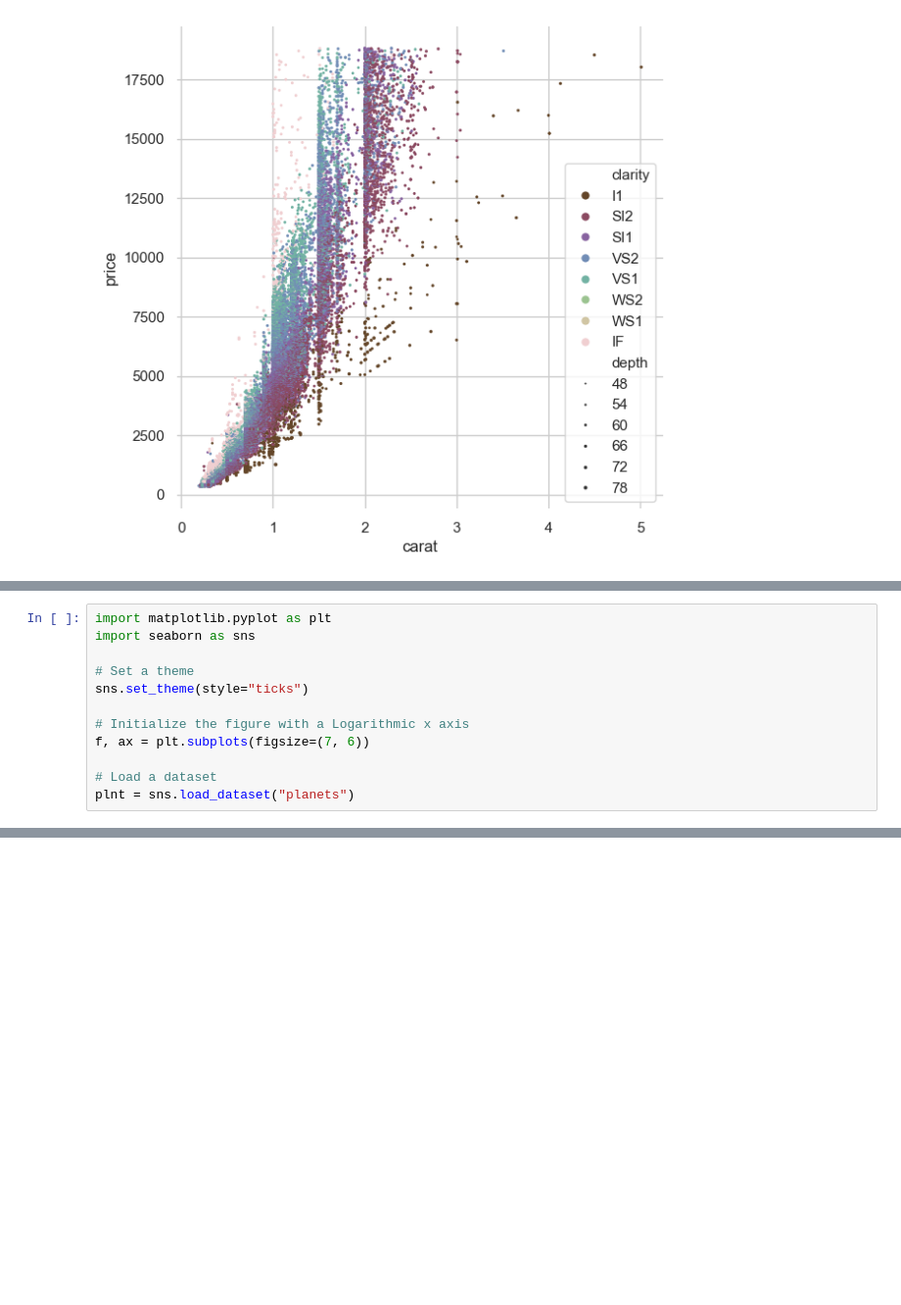
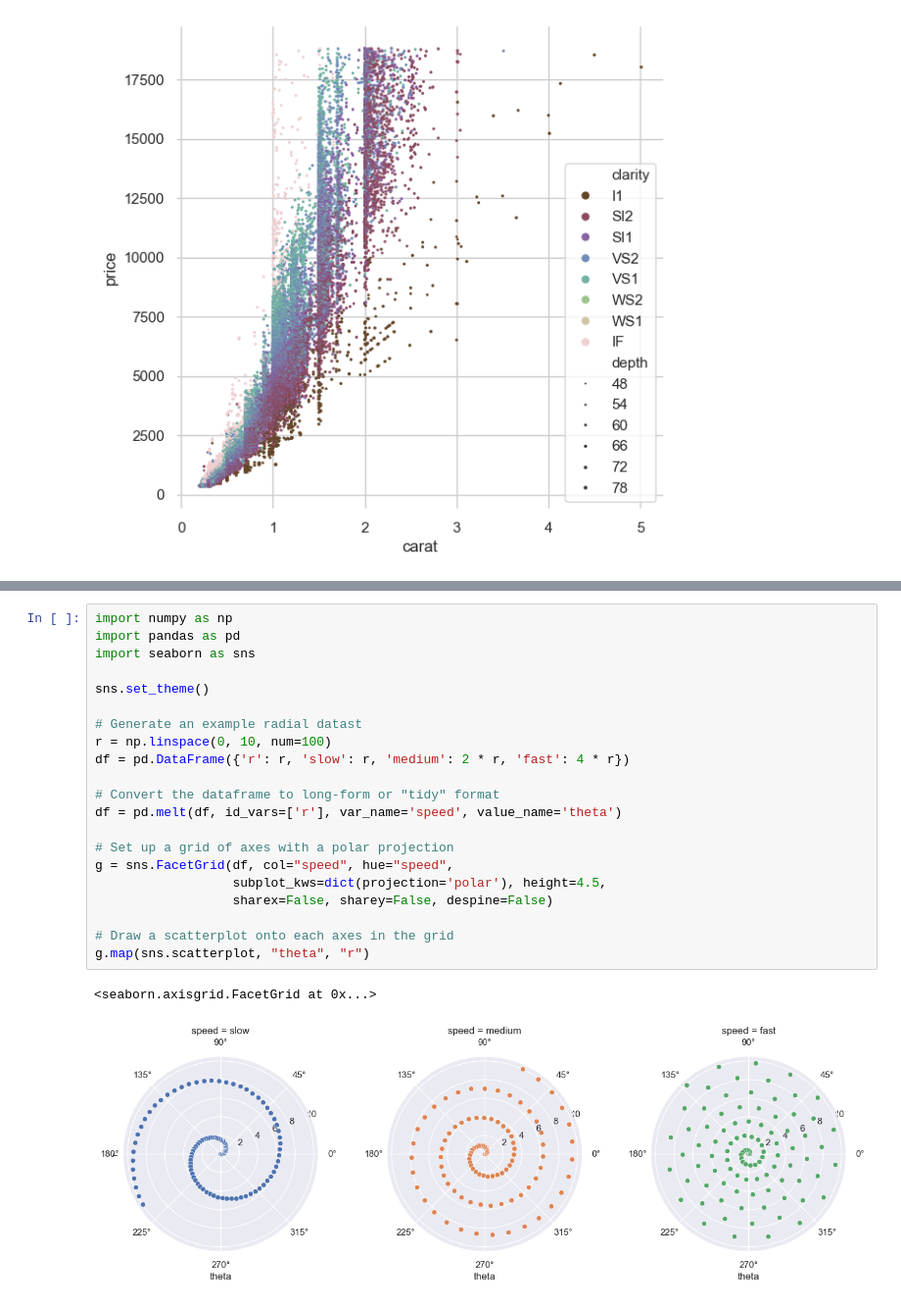
Before and after one commit to Akif-Akif/python_for_DataScience, a Jupyter notebook: 10_otherplots.ipynb, the cells around one changed output, grey strips where cells are left out. Shown: that part at 98% size. Saved outputs shown, nothing was run; the diff lists cells and outputs as text; blank space fills up the shorter version.

Commit message:
Uploading data

```diff
--- a/10_otherplots.ipynb
+++ b/10_otherplots.ipynb
@@ -136,12 +105,0 @@ plt.show()
-# %%
-import matplotlib.pyplot as plt
-import seaborn as sns
-
-# Set a theme
-sns.set_theme(style="ticks")
-
-# Initialize the figure with a Logarithmic x axis
-f, ax = plt.subplots(figsize=(7, 6))
-
-# Load a dataset
-plnt = sns.load_dataset("planets")
@@ -149,0 +111,24 @@ plnt = sns.load_dataset("planets")
+# %%
+import numpy as np
+import pandas as pd
+import seaborn as sns
+
+sns.set_theme()
+
+# Generate an example radial datast
+r = np.linspace(0, 10, num=100)
+df = pd.DataFrame({'r': r, 'slow': r, 'medium': 2 * r, 'fast': 4 * r})
+
+# Convert the dataframe to long-form or "tidy" format
+df = pd.melt(df, id_vars=['r'], var_name='speed', value_name='theta')
+
+# Set up a grid of axes with a polar projection
+g = sns.FacetGrid(df, col="speed", hue="speed",
+                  subplot_kws=dict(projection='polar'), height=4.5,
+                  sharex=False, sharey=False, despine=False)
+
+# Draw a scatterplot onto each axes in the grid
+g.map(sns.scatterplot, "theta", "r")
+# %% [output]
+<seaborn.axisgrid.FacetGrid at 0x...>
+[figure, added]
```
Also changed, not shown: parts of 4 cells of this notebook.
